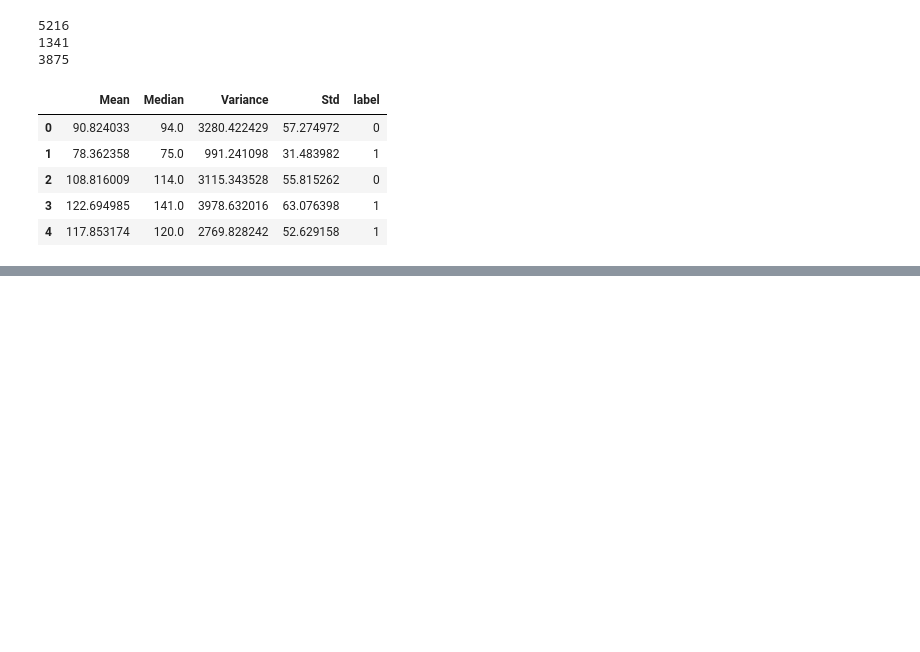
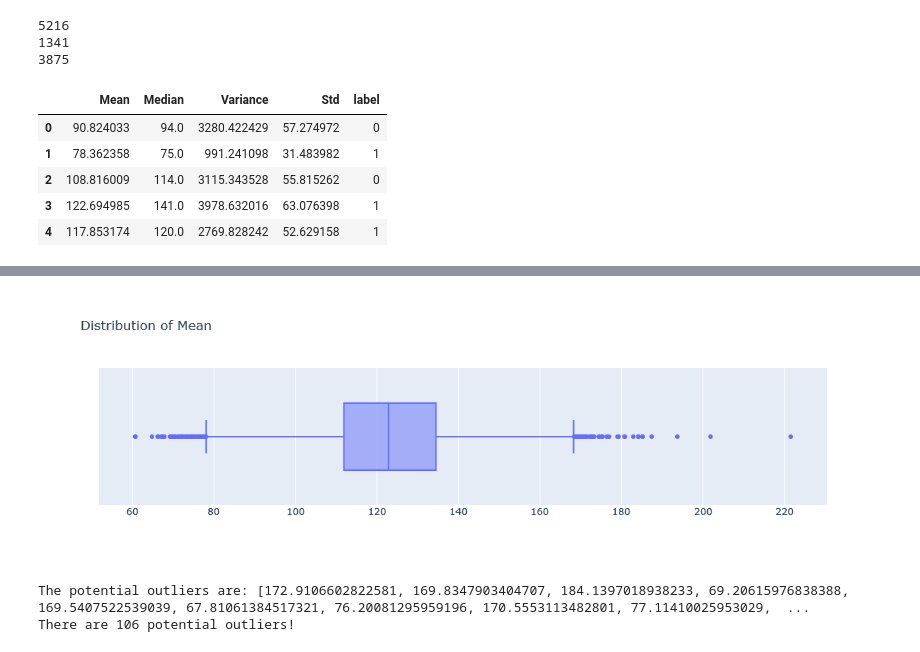
Before and after one commit to arfan64shah/Pneumonia_Detection, a Jupyter notebook: Pneumonia_Detection.ipynb, the cells around one changed output, grey strips where cells are left out. Cells and saved outputs as stored; diff of their text form; code cells hidden in the pictures; blank space fills up the shorter version.

```diff
--- a/Pneumonia_Detection.ipynb
+++ b/Pneumonia_Detection.ipynb
@@ -284,0 +300,44 @@ dataset.head()
+# %%
+# find boxplot for mean
+fig = go.Figure()
+
+fig.add_trace(go.Box(x = dataset['Mean'], name = ''))
+fig.update_layout(title = 'Distribution of Mean')
+fig.show()
+# %% [output]
+[figure, added]
+# %%
+# find outliers in the mean data
+
+# min and max
+min = np.min(dataset['Mean'])
+max = np.max(dataset['Mean'])
+
+# now find q1, q2, q3 and iqr
+q1 = np.percentile(dataset['Mean'], 25)
+q2 = np.percentile(dataset['Mean'], 50)
+q3 = np.percentile(dataset['Mean'], 75)
+
+iqr = q3 - q1
+
+# now find lower and upper bounds
+lower_bound = q1 - 1.5*iqr
+upper_bound = q3 + 1.5*iqr
+
+# create an empty list for storing outliers
+outliers = []
+
+# now loop though the column and find values which are less than lower bound and greater than upper bound and these are the potential outliers
+for x in dataset['Mean']:
+    if (x < lower_bound or x > upper_bound):
+        outliers.append(x)
+
+# now if else to print outliers
+if (len(outliers) == 0):
+    print("Wow! There are no outliers!")
+else:
+    print("The potential outliers are:", outliers)
+print("There are", len(outliers), "potential outliers!")
+# %% [output]
+The potential outliers are: [172.9106602822581, 169.8347903404707, 184.1397018938233, 69.20615976838388, 169.5407522539039, 67.81061384517321, 76.20081295959196, 170.5553113482801, 77.11410025953029,  ...
+There are 106 potential outliers!
```
Also changed, not shown: parts of 6 cells of this notebook.
